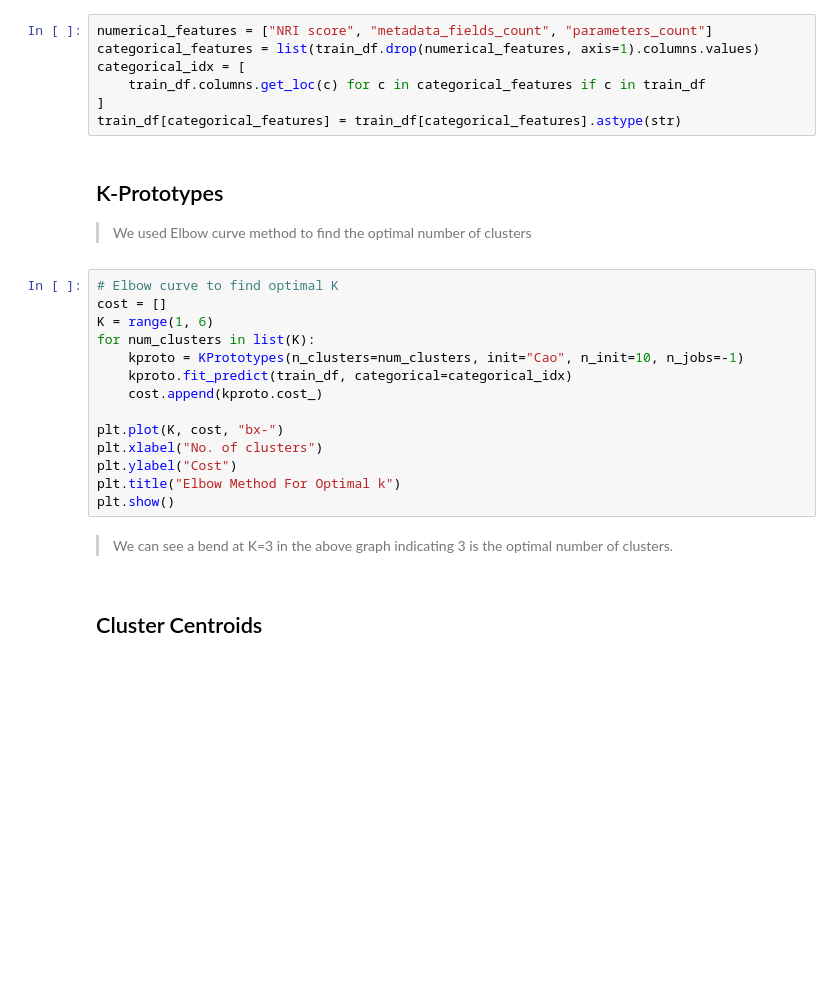
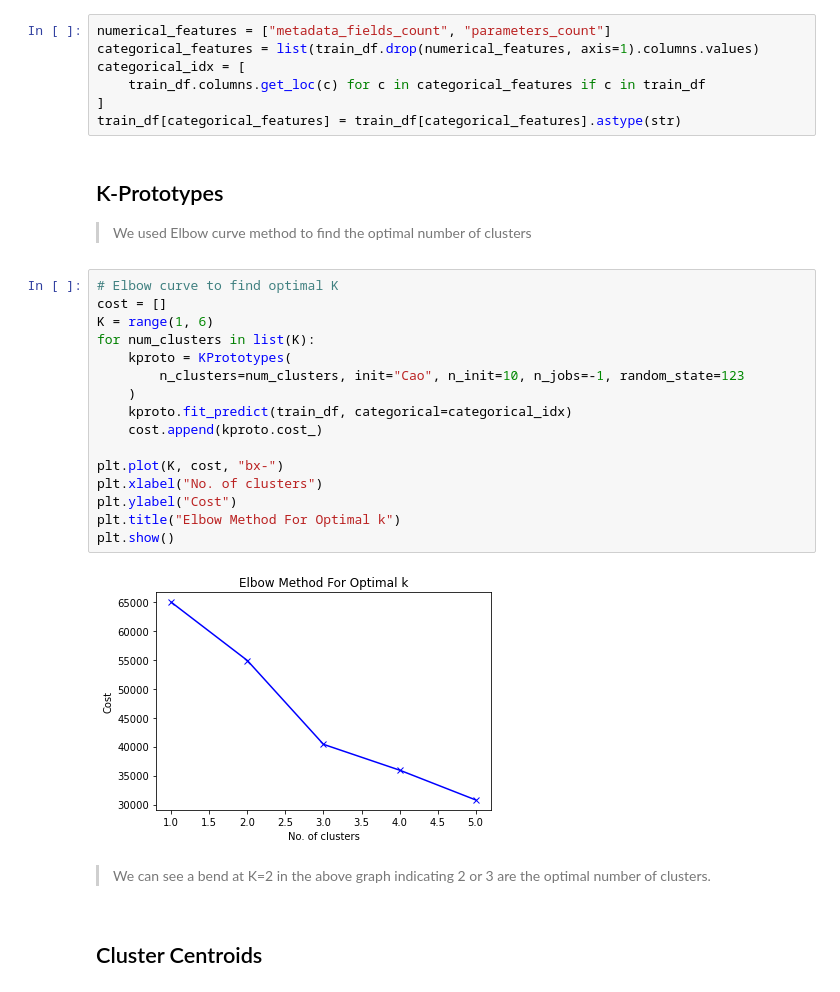
Before and after one commit to teejlab/API-Risk-Assessment-Framework, a Jupyter notebook: notebooks/eda/eda-clustering.ipynb, the cells around one changed output. Drawn from its saved outputs; the diff is of its cells as text; blank space fills up the shorter version.

```diff
--- a/notebooks/eda/eda-clustering.ipynb
+++ b/notebooks/eda/eda-clustering.ipynb
@@ -106,7 +104,7 @@ train_df.head()
 ## Encoding
 > We separated all columns into categorical and numerical variables
 # %%
-numerical_features = ["NRI score", "metadata_fields_count", "parameters_count"]
+numerical_features = ["metadata_fields_count", "parameters_count"]
 categorical_features = list(train_df.drop(numerical_features, axis=1).columns.values)
 categorical_idx = [
     train_df.columns.get_loc(c) for c in categorical_features if c in train_df
@@ -118,19 +116,23 @@ train_df[categorical_features] = train_df[categorical_features].astype(str)
 # %%
 # Elbow curve to find optimal K
 cost = []
 K = range(1, 6)
 for num_clusters in list(K):
-    kproto = KPrototypes(n_clusters=num_clusters, init="Cao", n_init=10, n_jobs=-1)
+    kproto = KPrototypes(
+        n_clusters=num_clusters, init="Cao", n_init=10, n_jobs=-1, random_state=123
+    )
     kproto.fit_predict(train_df, categorical=categorical_idx)
     cost.append(kproto.cost_)
 
 plt.plot(K, cost, "bx-")
 plt.xlabel("No. of clusters")
 plt.ylabel("Cost")
 plt.title("Elbow Method For Optimal k")
 plt.show()
+# %% [output]
+[figure, added]
 # %% [markdown]
-> We can see a bend at K=3 in the above graph indicating 3 is the optimal number of clusters.
+> We can see a bend at K=2 in the above graph indicating 2 or 3 are the optimal number of clusters.
 # %% [markdown]
 ## Cluster Centroids
 # %%
```
Also changed, not shown: parts of 7 cells of this notebook.
